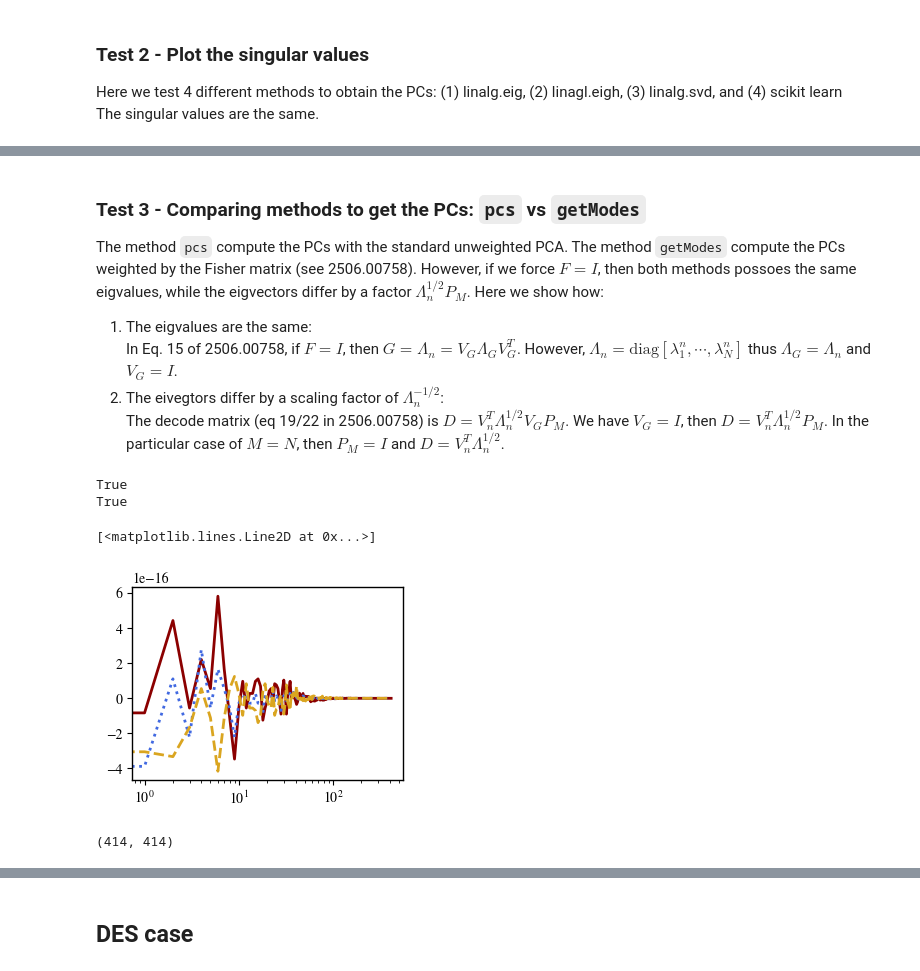
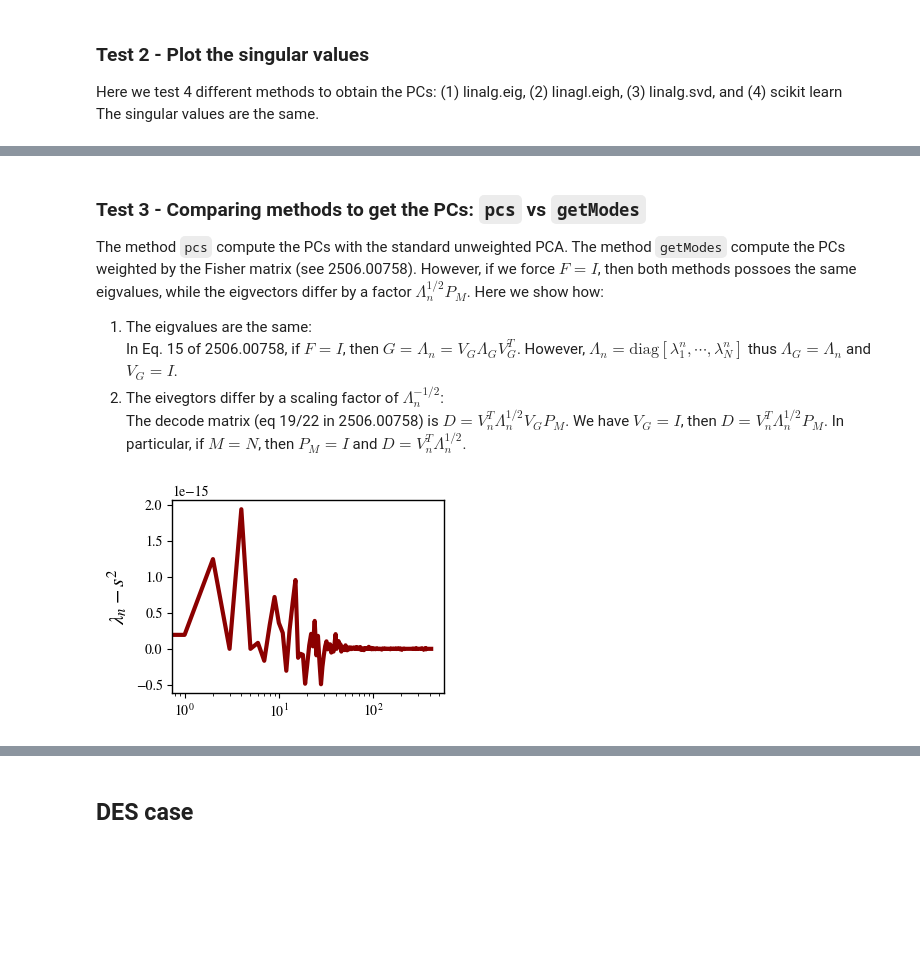
Before and after one commit to Roman-HLIS-Cosmology-PIT/cocoa_photoz, a Jupyter notebook: codes/example.ipynb, the cells around one changed output, grey strips where cells are left out. Cells and saved outputs as stored; diff of their text form; code cells hidden in the pictures; blank space fills up the shorter version.

```diff
--- a/codes/example.ipynb
+++ b/codes/example.ipynb
@@ -306,7 +306,7 @@ The method `pcs` compute the PCs with the standard unweighted PCA. The method `g
 1. The eigvalues are the same:
 In Eq. 15 of 2506.00758, if $F=I$, then $G = \Lambda_n = V_G\Lambda_G V_G^T$. However, $\Lambda_n=\text{diag}[\lambda_1^n,\cdots,\lambda_N^n]$ thus $\Lambda_G=\Lambda_n$ and $V_G = I$.
 2. The eivegtors differ by a scaling factor of $\Lambda_n^{-1/2}$:
-The decode matrix (eq 19/22 in 2506.00758) is $D = V_n^T\Lambda_n^{1/2}V_GP_M$. We have $V_G = I$, then $D = V_n^T\Lambda_n^{1/2}P_M$. In the particular case of $M=N$, then $P_M = I$ and $D = V_n^T\Lambda_n^{1/2}$.
+The decode matrix (eq 19/22 in 2506.00758) is $D = V_n^T\Lambda_n^{1/2}V_GP_M$. We have $V_G = I$, then $D = V_n^T\Lambda_n^{1/2}P_M$. In particular, if $M=N$, then $P_M = I$ and $D = V_n^T\Lambda_n^{1/2}$.
 # %%
 Cn,ndiff = roman_obj.cov_of_ndiff()
 D = np.identity(Cn.shape[0])
@@ -316,27 +316,9 @@ if not roman_obj.isPD(D):
     D=roman_obj.nearestPD(D)
 
 X, U, ss, resid, Dvec, Dval, Cnvec, Cnval, Um, Vm, M = roman_obj.getModes(D,Cn,chisq_threshold=0);
-# %%
-M = Um @ np.diag(np.sqrt(ss)) @ Vm.T
-M2 = np.diag(np.sqrt(Cnval)) @ Cnvec.T @ Dvec @ np.diag(np.sqrt(Dval))
-G = Um @ np.diag(ss) @ Um.T
-print(np.allclose(G, M@M.T, atol=1e-10))
-print(np.allclose(M, M2, atol=1e-10))
-# %% [output]
-True
-True
-# %%
-G_order = np.diag(G)[np.argsort(np.diag(G))[::-1]]
-Cnval_order = Cnval[np.argsort(Cnval)[::-1]]
-
-plt.semilogx(range(len(G_new)), G_order-Cnval_order,ls='-',c='darkred',lw=2)
-plt.semilogx(range(len(G_new)), G_order-ss,ls=':',c='royalblue',lw=2)
-plt.semilogx(range(len(G_new)), Cnval_order-ss,ls='--',c='goldenrod',lw=2)
-# %% [output]
-[<matplotlib.lines.Line2D at 0x...>]
-[figure, removed]
-# %%
-X.shape
-# %% [output]
-(414, 414)
+# %%
+plt.semilogx(range(len(eig_vals)), eig_vals-ss,ls='-',c='darkred',lw=3)
+plt.ylabel(r'$\lambda_n-s^2$',fontsize=15);
+# %% [output]
+[figure, added]
 # %%
```
Also changed, not shown: parts of 4 cells of this notebook.
